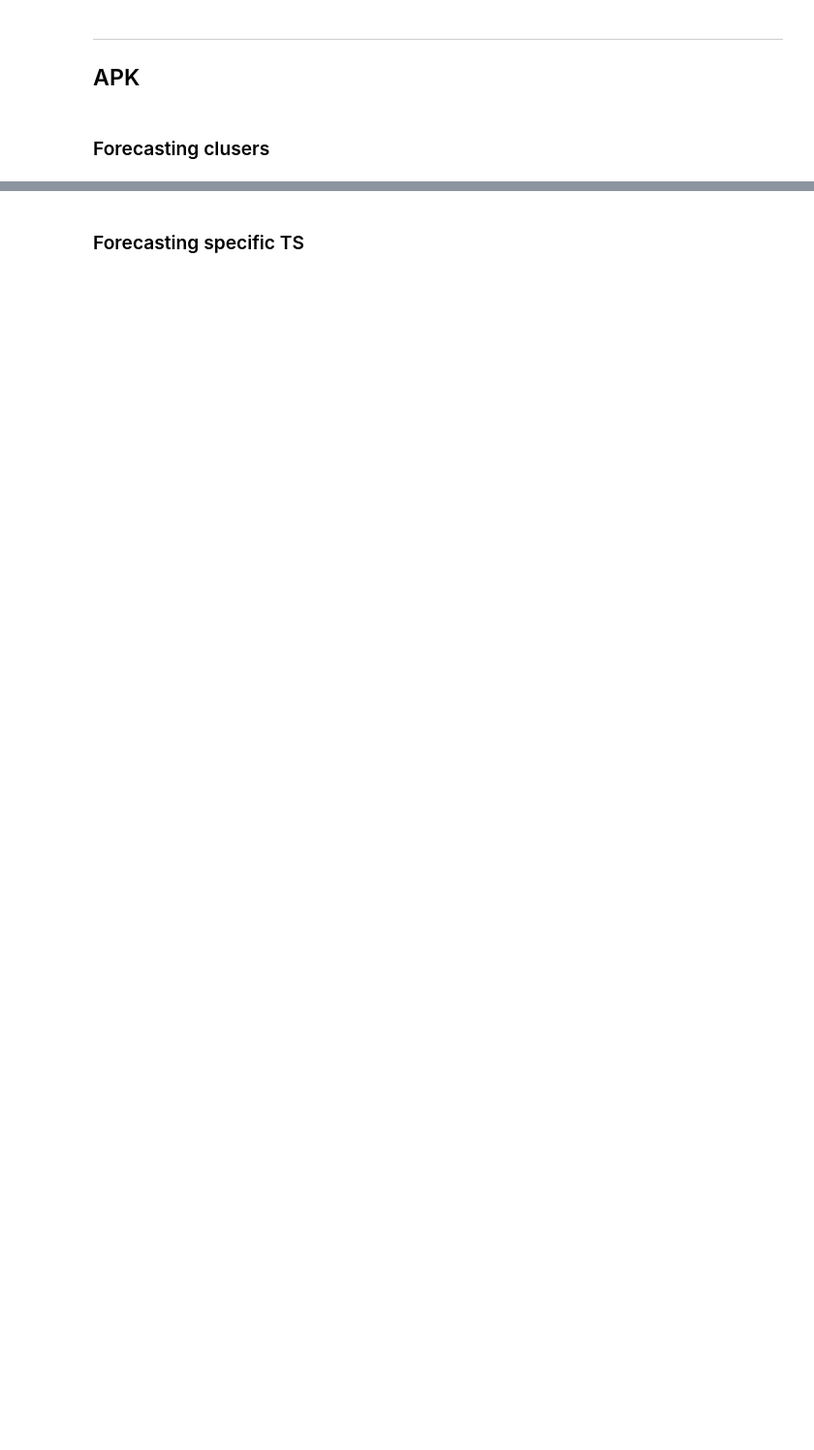
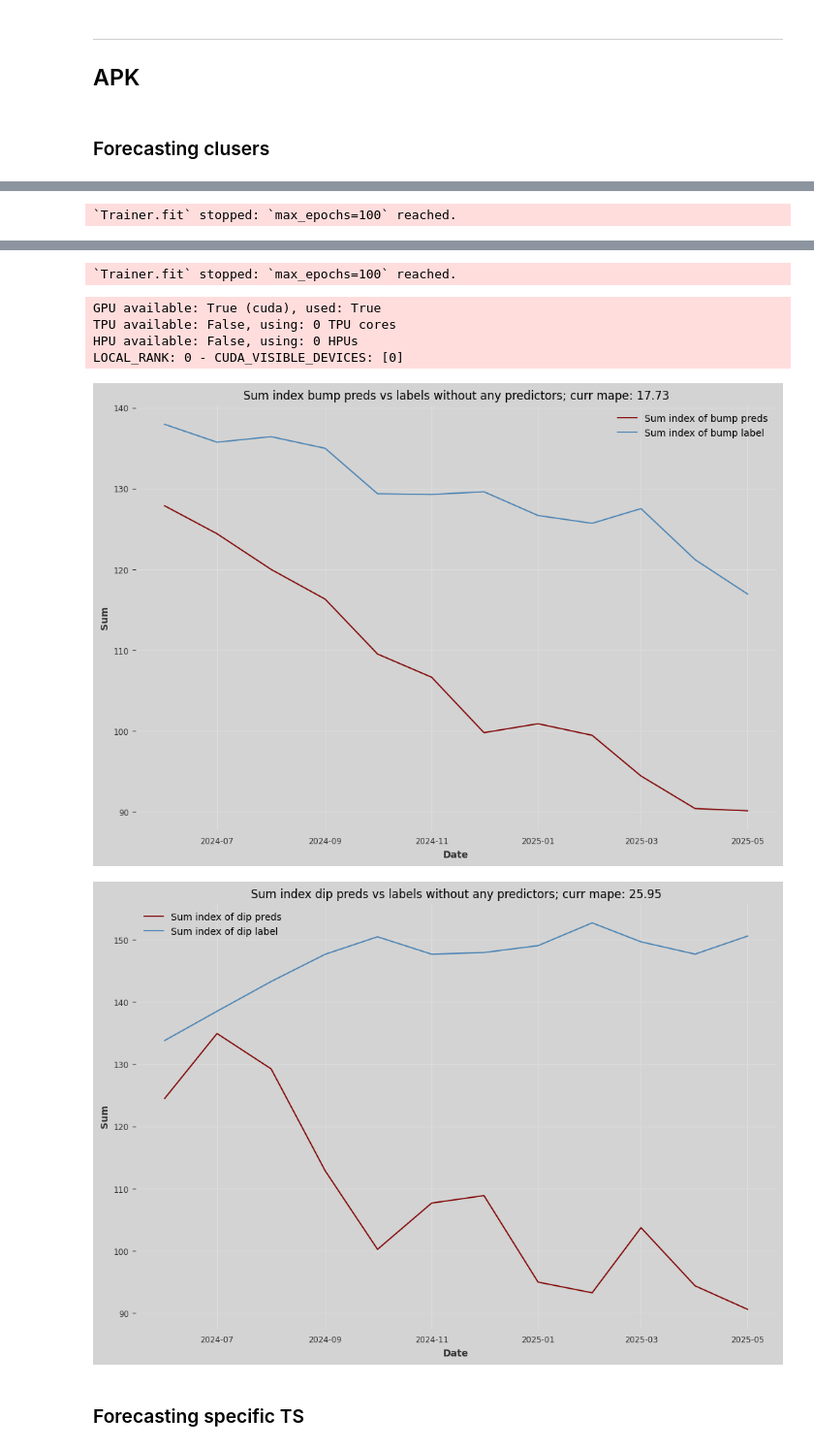
Before and after one commit to Chernousovdv/Sber-Conditional, a Jupyter notebook: Forecasting_with_future_knowledge.ipynb, the cells around one changed output, grey strips where cells are left out. Shown at 97% size. Drawn from its saved outputs; the diff is of its cells as text; code cells hidden in the pictures; blank space fills up the shorter version.

```diff
--- a/Forecasting_with_future_knowledge.ipynb
+++ b/Forecasting_with_future_knowledge.ipynb
@@ -300,0 +313,17 @@ HPU available: False, using: 0 HPUs
+# %%
+train_model_and_eval_res(chemicals_nona_en_rol.dropna(),
+                         macro_data,
+                         past_idx = past_idx,
+                         future_idx = future_idx,
+                         category_map = CATEGORY_MAP_CHEMICALS,
+                         best_predictors_for_idx = BEST_PREDICTORS_FOR_INDEX_CHEMICALS,
+                         target_col_suffix = TARGET_COL_SUFFIX,
+                         future_forecaster_ts_name = FUTURE_FORECASTER_TS_NAME,
+                         future_forecaster_ts_values = FUTURE_FORECASTER_TS_VALUES,
+                         model_name = MODEL_NAME_FOR_FORECASTER,
+                         use_future_macro = USE_FUTURE_COV,
+                         prediction_horizon = PREDICTION_HORIZON_APK,
+                         dir_to_save_plots = f"darts_result_pairs_{MODEL_NAME_FOR_FORECASTER}",
+                         dir_to_save_tables = f"darts_result_tables_pairs_{MODEL_NAME_FOR_FORECASTER}"
+)
+# %% [output]
@@ -300,0 +350 @@ HPU available: False, using: 0 HPUs
+`Trainer.fit` stopped: `max_epochs=100` reached.
@@ -301,3 +375,10 @@ HPU available: False, using: 0 HPUs
+`Trainer.fit` stopped: `max_epochs=100` reached.
+GPU available: True (cuda), used: True
+TPU available: False, using: 0 TPU cores
+HPU available: False, using: 0 HPUs
+LOCAL_RANK: 0 - CUDA_VISIBLE_DEVICES: [0]
+[figure, added]
+[figure, added]
 # %% [markdown]
 ### Forecasting specific TS
 # %%
```
Also changed, not shown: parts of 10 cells of this notebook, 3 other files.
